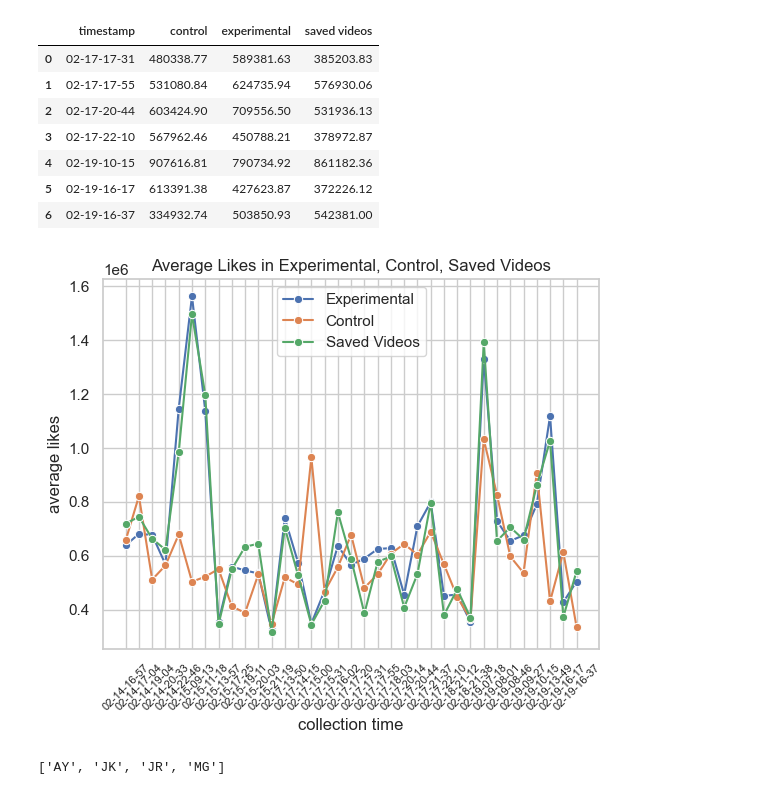
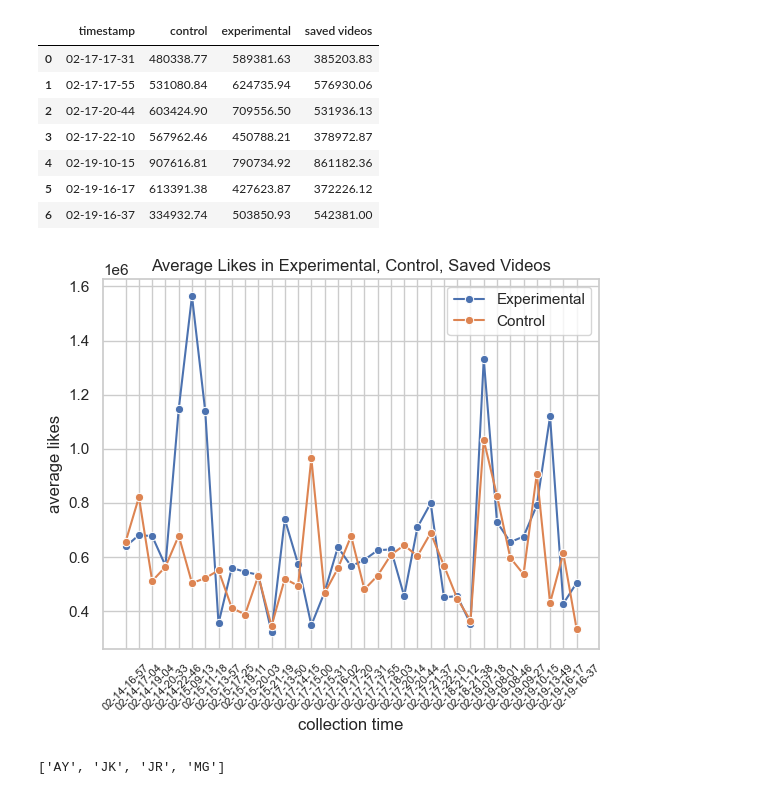
Before and after one commit to jyontika/CS-315-Project-1, a Jupyter notebook: PopularityAnalysis.ipynb, the cells around one changed output. Cells and saved outputs as stored; diff of their text form; code cells hidden in the pictures.

```diff
--- a/PopularityAnalysis.ipynb
+++ b/PopularityAnalysis.ipynb
@@ -754,17 +762,17 @@ likes_timeseries
 # %%
 #plotting timeseries graphic for likes
 sns.set(style="whitegrid")
 plt_likes_ts = sns.lineplot(x='run', y='experimental', data=average_likes, label = 'Experimental', marker ='o')
 sns.lineplot(x='run', y='control', data=average_likes, label = 'Control', marker ='o')
-sns.lineplot(x='run', y='saved videos', data=average_likes, label = 'Saved Videos', marker ='o')
+#sns.lineplot(x='run', y='saved videos', data=average_likes, label = 'Saved Videos', marker ='o')
 plt_likes_ts.set_xlabel('collection time')
 plt_likes_ts.set_ylabel('average likes')
 plt_likes_ts.set_title('Average Likes in Experimental, Control, Saved Videos')
 plt_likes_ts.set_xticks(ticks=range(len(all_saved_video_dfs)), labels=average_likes.run, rotation=45, fontsize=8)
 
 mpl.savefig('likes_TS.png')
 # %% [output]
-[figure, old version]
+[figure, new version]
 # %%
 #Creating dfs for every unique initials value
 unique_initials = np.unique(initials)
```
Also changed, not shown: parts of 8 cells of this notebook.
